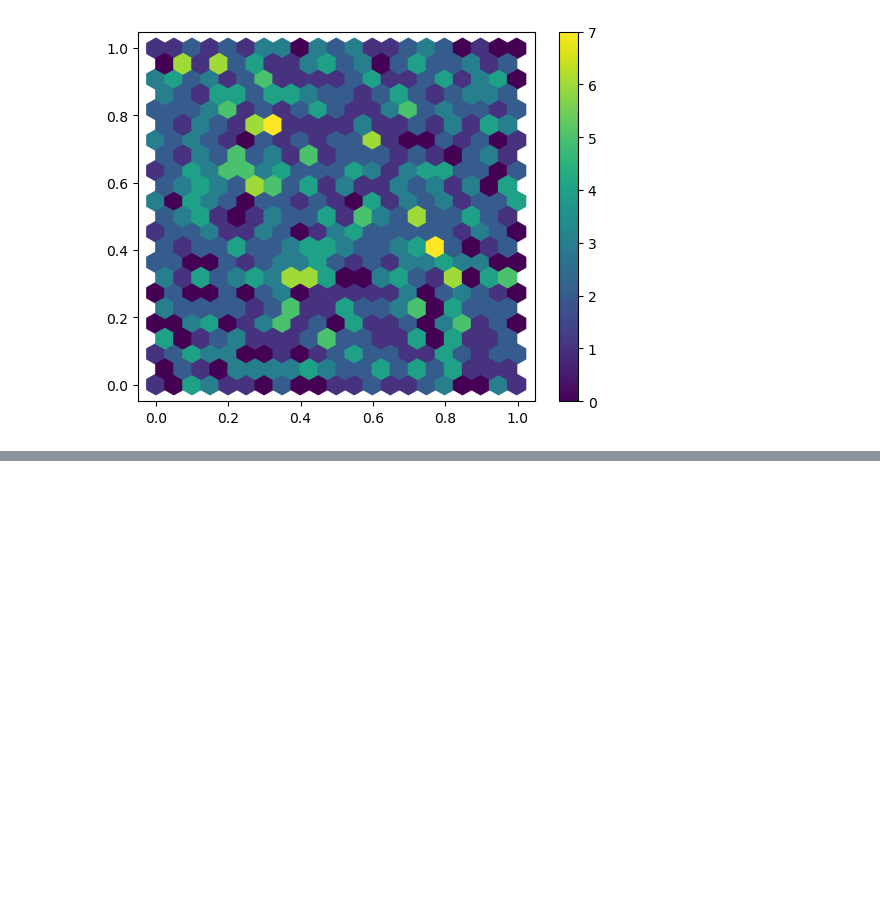
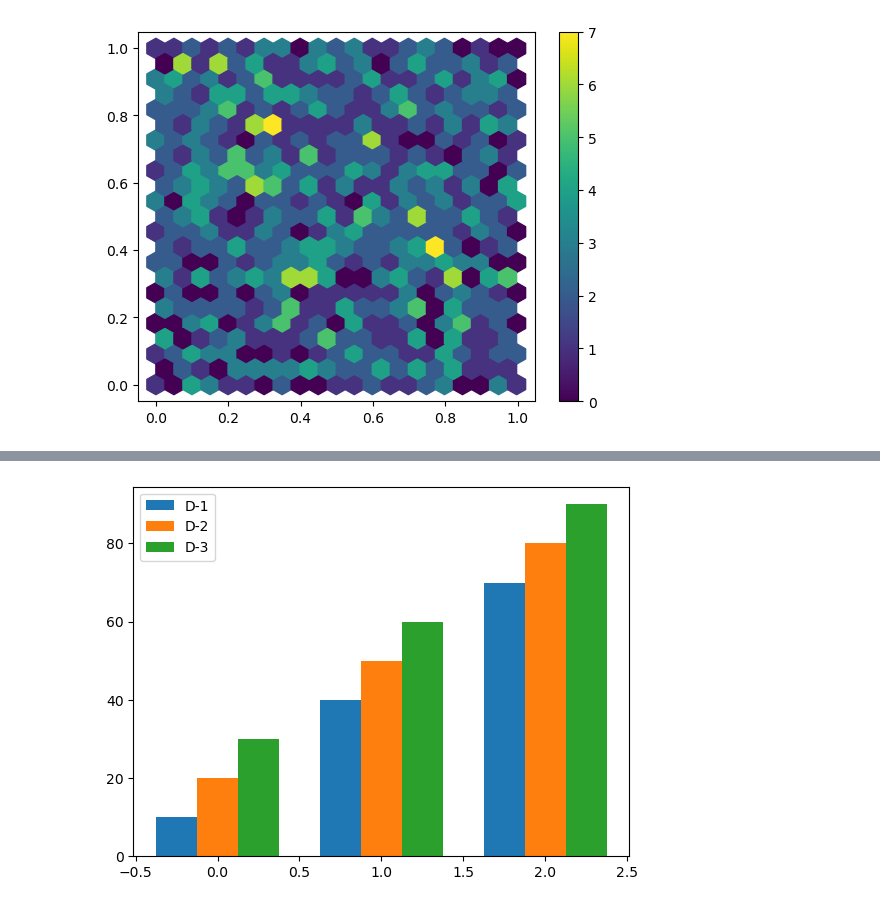
Before and after one commit to rishee-05/PYTHON, a Jupyter notebook: libraries/numpy/numpy visualization.ipynb, the cells around one changed output, grey strips where cells are left out. Cells and saved outputs as stored; diff of their text form; code cells hidden in the pictures; blank space fills up the shorter version.

```diff
--- a/libraries/numpy/numpy visualization.ipynb
+++ b/libraries/numpy/numpy visualization.ipynb
@@ -156,0 +200,32 @@ plt.colorbar()
+# %%
+# group bar graph
+import numpy as np  # Importing NumPy library for numerical operations
+import matplotlib.pyplot as plt  # Importing Matplotlib for plotting
+
+# Creating a 3x3 matrix (3 rows and 3 columns) with some data
+data = np.array([[10, 20, 30],
+                 [40, 50, 60],
+                 [70, 80, 90]])
+
+# Setting the width of the bars in the bar chart
+width = 0.25
+
+# Creating an array for the x positions of the bars
+x = np.arange(3)
+
+# Plotting the first set of bars for D-1 (shifted to the left by 'width')
+plt.bar(x - width, data[:, 0], width, label='D-1')
+
+# Plotting the second set of bars for D-2 (centered on x positions)
+plt.bar(x, data[:, 1], width, label='D-2')
+
+# Plotting the third set of bars for D-3 (shifted to the right by 'width')
+plt.bar(x + width, data[:, 2], width, label='D-3')
+
+# Adding the legend to label each data set
+plt.legend()
+
+# Displaying the bar chart
+plt.show()
+# %% [output]
+[figure, added]
```
Also changed, not shown: parts of 6 cells of this notebook.
